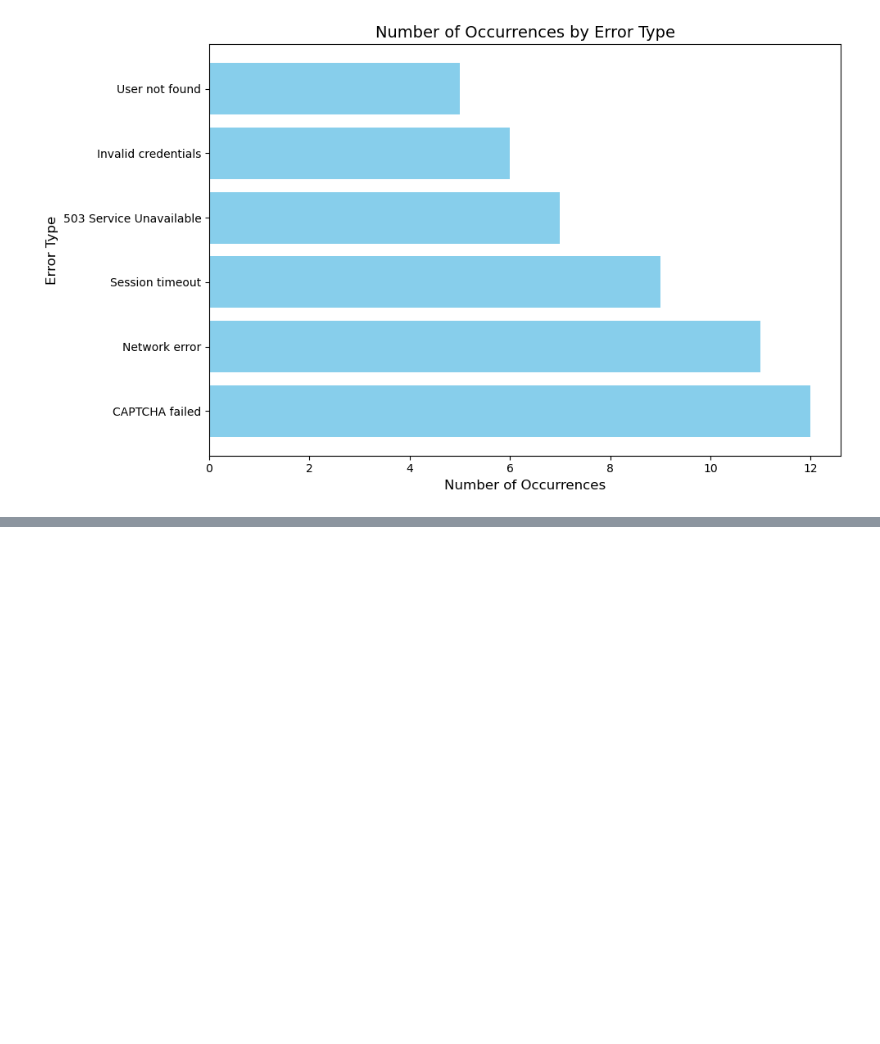
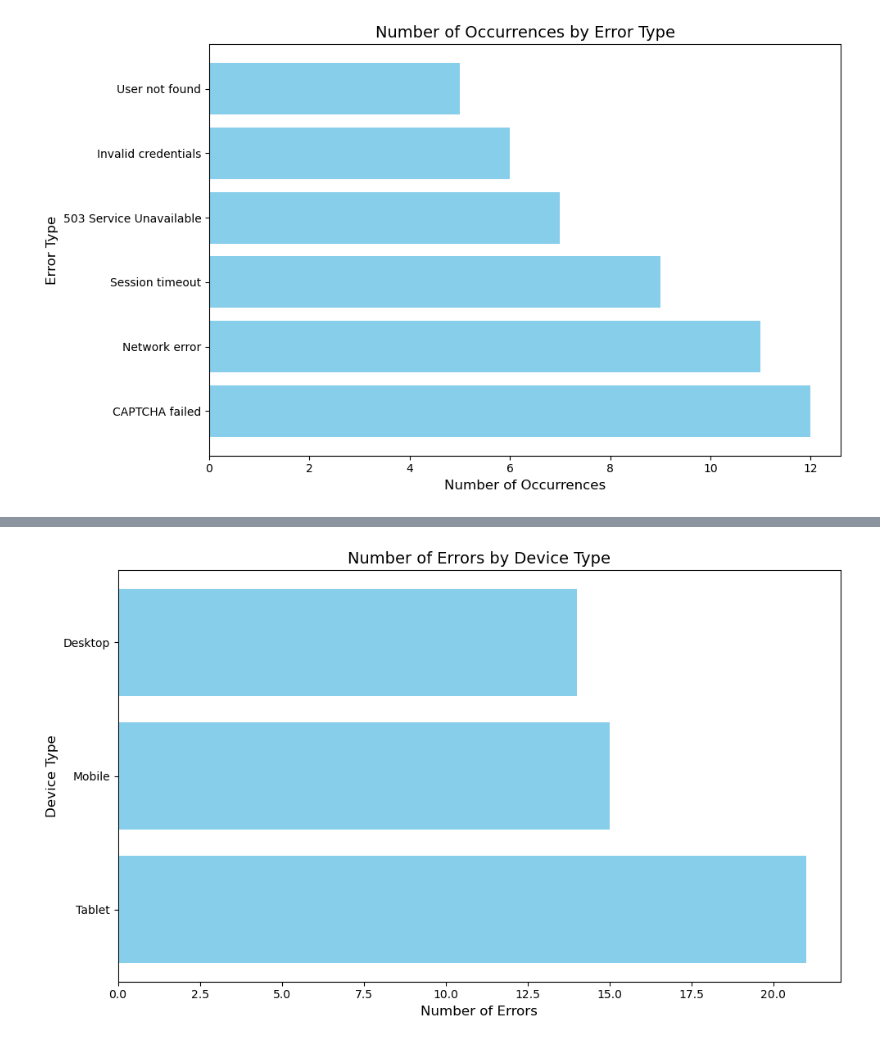
Before and after one commit to thejjserg/integra-case-study, a Jupyter notebook: Jr. Product Owner Case Study.ipynb, the cells around one changed output, grey strips where cells are left out. Saved outputs shown, nothing was run; the diff lists cells and outputs as text; code cells hidden in the pictures; blank space fills up the shorter version.

Commit message:
Bar Charts for Other Fields

```diff
--- a/Jr. Product Owner Case Study.ipynb
+++ b/Jr. Product Owner Case Study.ipynb
@@ -148,0 +154,17 @@ plt.show()
+# %%
+# Grouping data for Devices, Locations, and Browsers
+device_counts = df['Device Type'].value_counts()
+location_counts = df['Location'].value_counts()
+browser_counts = df['Browser/OS Version'].value_counts()
+
+# Plotting Devices
+plt.figure(figsize=(10, 6))
+plt.barh(device_counts.index, device_counts.values, color='skyblue')
+plt.title('Number of Errors by Device Type', fontsize=14)
+plt.xlabel('Number of Errors', fontsize=12)
+plt.ylabel('Device Type', fontsize=12)
+plt.tight_layout()
+plt.show()
+plt.close()
+# %% [output]
+[figure, added]
```
Also changed, not shown: parts of 4 cells of this notebook.
